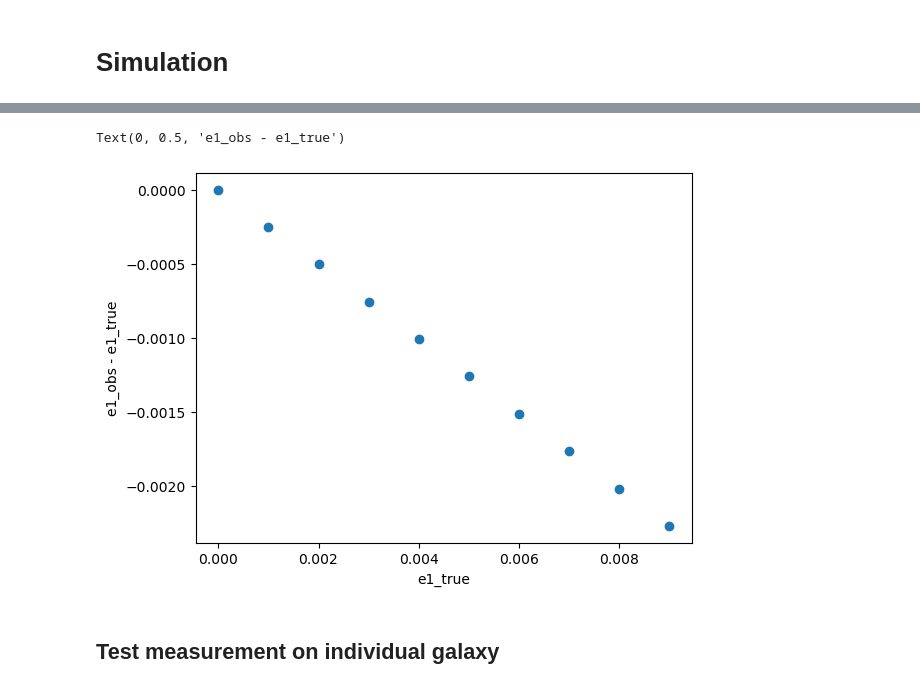
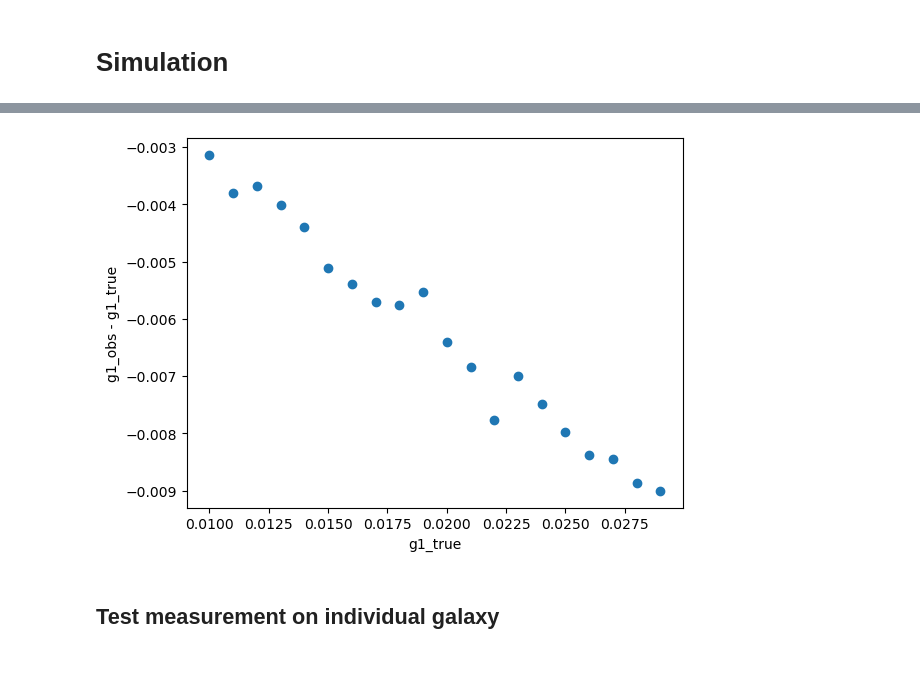
Before and after one commit to creastro/shape_measurement_test, a Jupyter notebook: Euclid.ipynb, the cells around one changed output, grey strips where cells are left out. Saved outputs shown, nothing was run; the diff lists cells and outputs as text; code cells hidden in the pictures.

```diff
--- a/Euclid.ipynb
+++ b/Euclid.ipynb
@@ -352,7 +354,7 @@ def create_catalog(nobj, shear = False, bandpass = False,catalog = None, chromat
     avg = in_shape1.mean()
     return samples1, samples2, avg
 # %%
-samples1, samples2, avg = create_catalog(1000, shear = True)
+samples1, samples2, avg = create_catalog(10000, shear = True, bandpass = False,catalog = None, chromatic = False)
 # %%
 avg
 # %% [output]
@@ -558,0 +369,24 @@ diff2 = np.asarray(diff2)
+# %%
+nobj = 10000
+i=0
+
+samples=[]
+while i < nobj:
+    a = random.randint(0, samples1.size-1)
+    obj = samples1[a]
+    obj1 = samples2[a]
+
+    # im_obj = obj.drawImage(nx=64,ny=64,wcs=wcs)
+    # o = galsim.hsm.FindAdaptiveMom(im_obj, round_moments = False )
+
+    # im_obj1 = obj1.drawImage(nx=64,ny=64,wcs=wcs)
+    # o1 = galsim.hsm.FindAdaptiveMom(im_obj1, round_moments = False )
+
+    # print(o.observed_shape.e1, o1.observed_shape.e1)
+
+    i+=2
+
+    samples.append(obj)
+    samples.append(obj1)
+# %%
+shear = np.arange(0.01,0.03,0.001)
@@ -565,10 +460,10 @@ array([ 1.11758709e-08, -2.52106249e-04, -5.04262790e-04, -7.56445408e-04,
 # %%
 plt.scatter(shear,diff1)
-plt.xlabel('e1_true')
-plt.ylabel('e1_obs - e1_true')
+plt.xlabel('g1_true')
+plt.ylabel('g1_obs - g1_true')
+plt.savefig('plot/diff')
 # %% [output]
-Text(0, 0.5, 'e1_obs - e1_true')
-[figure, old version]
+[figure, new version]
 # %% [markdown]
 ## Test measurement on individual galaxy
 # %%
```
Also changed, not shown: parts of 21 cells of this notebook, 5 other files.
